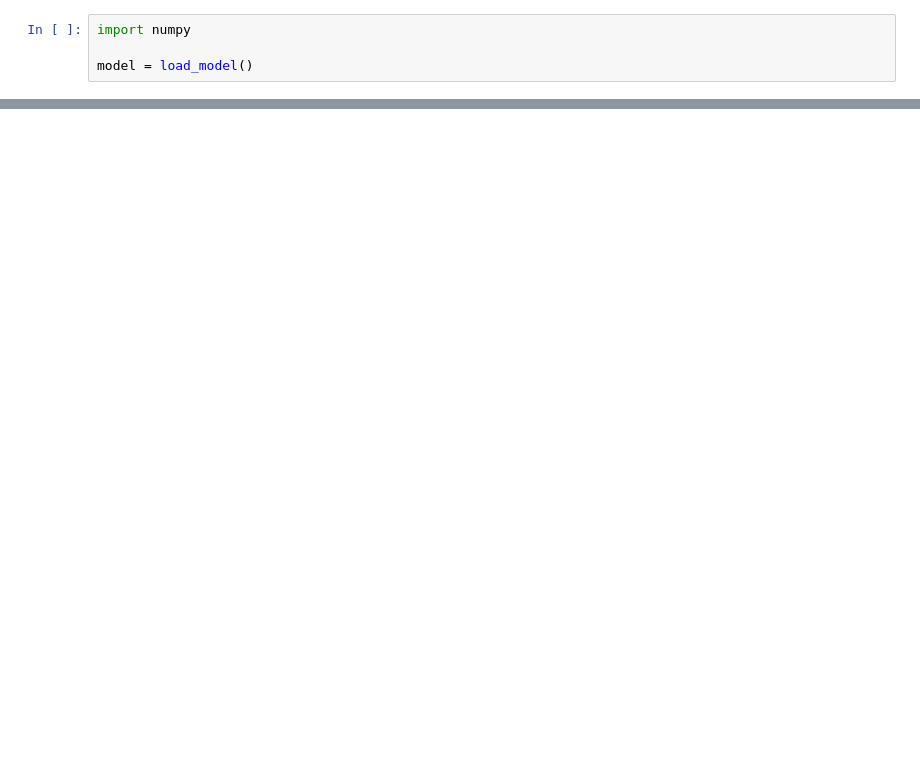
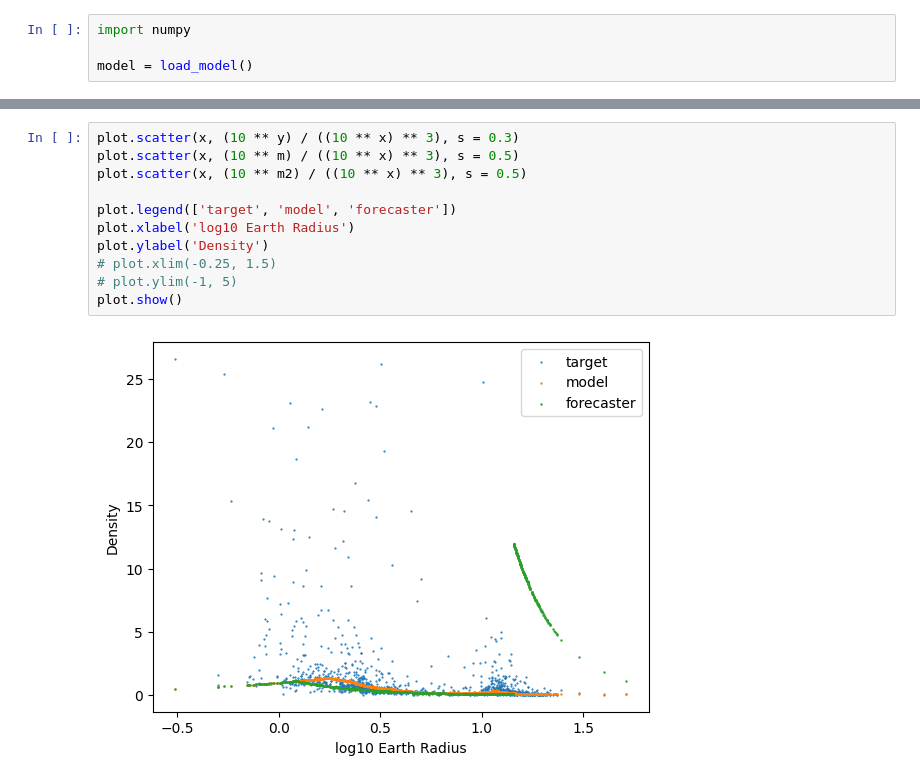
Before and after one commit to kzhu2099/ExoRM, a Jupyter notebook: ExoRM/example.ipynb, the cells around one changed output, grey strips where cells are left out. Cells and saved outputs as stored; diff of their text form; blank space fills up the shorter version.

```diff
--- a/ExoRM/example.ipynb
+++ b/ExoRM/example.ipynb
@@ -78,0 +77,13 @@ print(numpy.std(r2))
+# %%
+plot.scatter(x, (10 ** y) / ((10 ** x) ** 3), s = 0.3)
+plot.scatter(x, (10 ** m) / ((10 ** x) ** 3), s = 0.5)
+plot.scatter(x, (10 ** m2) / ((10 ** x) ** 3), s = 0.5)
+
+plot.legend(['target', 'model', 'forecaster'])
+plot.xlabel('log10 Earth Radius')
+plot.ylabel('Density')
+# plot.xlim(-0.25, 1.5)
+# plot.ylim(-1, 5)
+plot.show()
+# %% [output]
+[figure, added]
```
Also changed, not shown: parts of 6 cells of this notebook, 4 other files.
